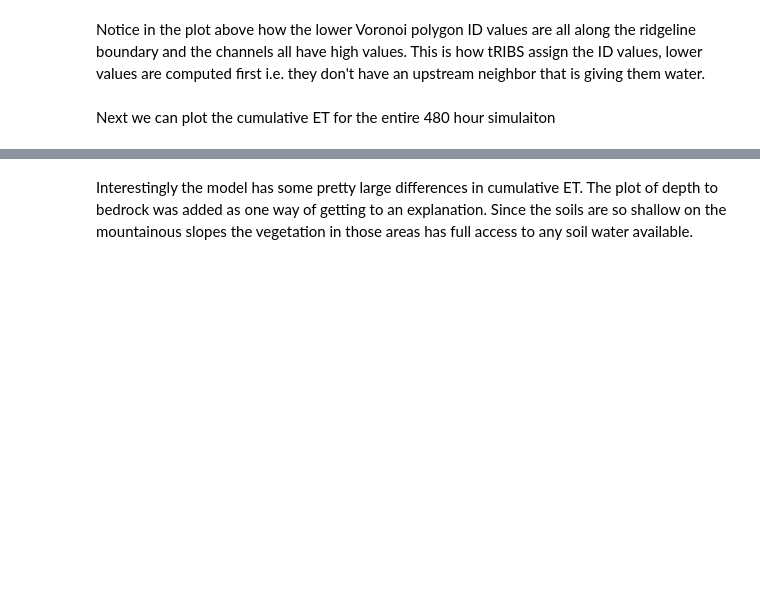
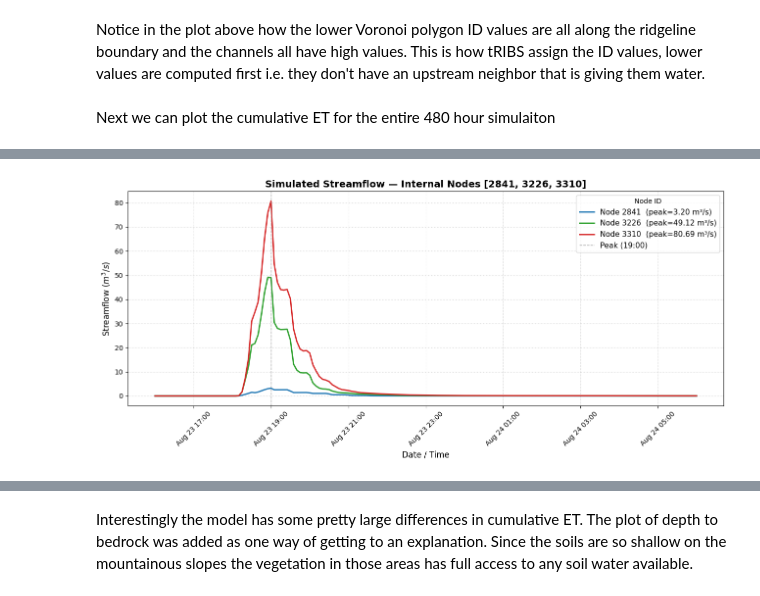
Before and after one commit to akunding/Final_Exercise4_Kundinger, a Jupyter notebook: workspaces/SMF_pytRIBS/smf_demo/Run_Model.ipynb, the cells around one changed output, grey strips where cells are left out. Saved outputs shown, nothing was run; the diff lists cells and outputs as text; code cells hidden in the pictures; blank space fills up the shorter version.

```diff
--- a/workspaces/SMF_pytRIBS/smf_demo/Run_Model.ipynb
+++ b/workspaces/SMF_pytRIBS/smf_demo/Run_Model.ipynb
@@ -257,3 +260,82 @@ plt.show()
 Notice in the plot above how the lower Voronoi polygon ID values are all along the ridgeline boundary and the channels all have high values. This is how tRIBS assign the ID values, lower values are computed first i.e. they don't have an upstream neighbor that is giving them water.
 # %% [markdown]
 Next we can plot the cumulative ET for the entire 480 hour simulaiton
+# %%
+import pandas as pd
+import matplotlib.pyplot as plt
+import matplotlib.dates as mdates
+import os
+
+# ─────────────────────────────────────────────
+# CONFIGURATION
+# ─────────────────────────────────────────────
+node_ids      = [2841, 3226, 3310]
+qout_dir      = 'results'
+prefix        = 'SMF_'
+resample_freq = '5min'              # fixed deprecation warning
+
+model_start   = pd.Timestamp('2014-08-12 00:00')
+
+# ← updated to match actual event
+event_start   = '2014-08-23 16:00'
+event_end     = '2014-08-24 06:00'
+
+node_colors = {
+    2841: '#1f77b4',
+    3226: '#2ca02c',
+    3310: '#d62728',
+}
+
+# ─────────────────────────────────────────────
+# LOAD .qout FILES FOR EACH NODE
+# ─────────────────────────────────────────────
+node_series = {}
+
+for nid in node_ids:
+    fpath = os.path.join(qout_dir, f'{prefix}{nid}.qout')
+    df = pd.read_csv(fpath, sep='\s+')
+    df.columns = ['Time_hr', 'Qstrm_m3s', 'Hlev_m']
+    df['datetime'] = model_start + pd.to_timedelta(df['Time_hr'], unit='h')
+    df.set_index('datetime', inplace=True)
+
+    series = df['Qstrm_m3s'].resample(resample_freq).mean()
+    series = series.loc[event_start:event_end]
+
+    node_series[nid] = series
+    print(f'  Node {nid}: {len(series)} timesteps | peak = {series.max():.4f} m³/s at {series.idxmax()}')
+
+# ─────────────────────────────────────────────
+# PLOTTING
+# ─────────────────────────────────────────────
+fig, ax = plt.subplots(figsize=(13, 6))
+
+for nid, series in node_series.items():
+    ax.plot(
+        series.index,
+        series.values,
+        label=f'Node {nid}  (peak={series.max():.2f} m³/s)',
+        color=node_colors[nid],
+        linewidth=2
+    )
+
+# Mark the shared peak time
+ax.axvline(pd.Timestamp('2014-08-23 19:00'), color='gray',
+           linestyle='--', linewidth=1, alpha=0.7, label='Peak (19:00)')
+
+ax.set_title('Simulated Streamflow — Internal Nodes [2841, 3226, 3310]',
+             fontsize=14, fontweight='bold')
+ax.set_ylabel('Streamflow ($m^3/s$)', fontsize=12)
+ax.set_xlabel('Date / Time', fontsize=12)
+
+ax.xaxis.set_major_formatter(mdates.DateFormatter('%b %d %H:%M'))
+ax.xaxis.set_major_locator(mdates.HourLocator(interval=2))
+plt.xticks(rotation=45)
+
+ax.legend(fontsize=11, title='Node ID')
+ax.grid(True, linestyle=':', alpha=0.7)
+
+plt.tight_layout()
+plt.savefig('node_streamflow_hydrograph.png', dpi=150)
+plt.show()
+print('Plot saved → node_streamflow_hydrograph.png')
+# %% [output]
@@ -259,0 +345 @@ Next we can plot the cumulative ET for the entire 480 hour simulaiton
+[figure, added]
```
Also changed, not shown: parts of 7 cells of this notebook, 2 other files.
